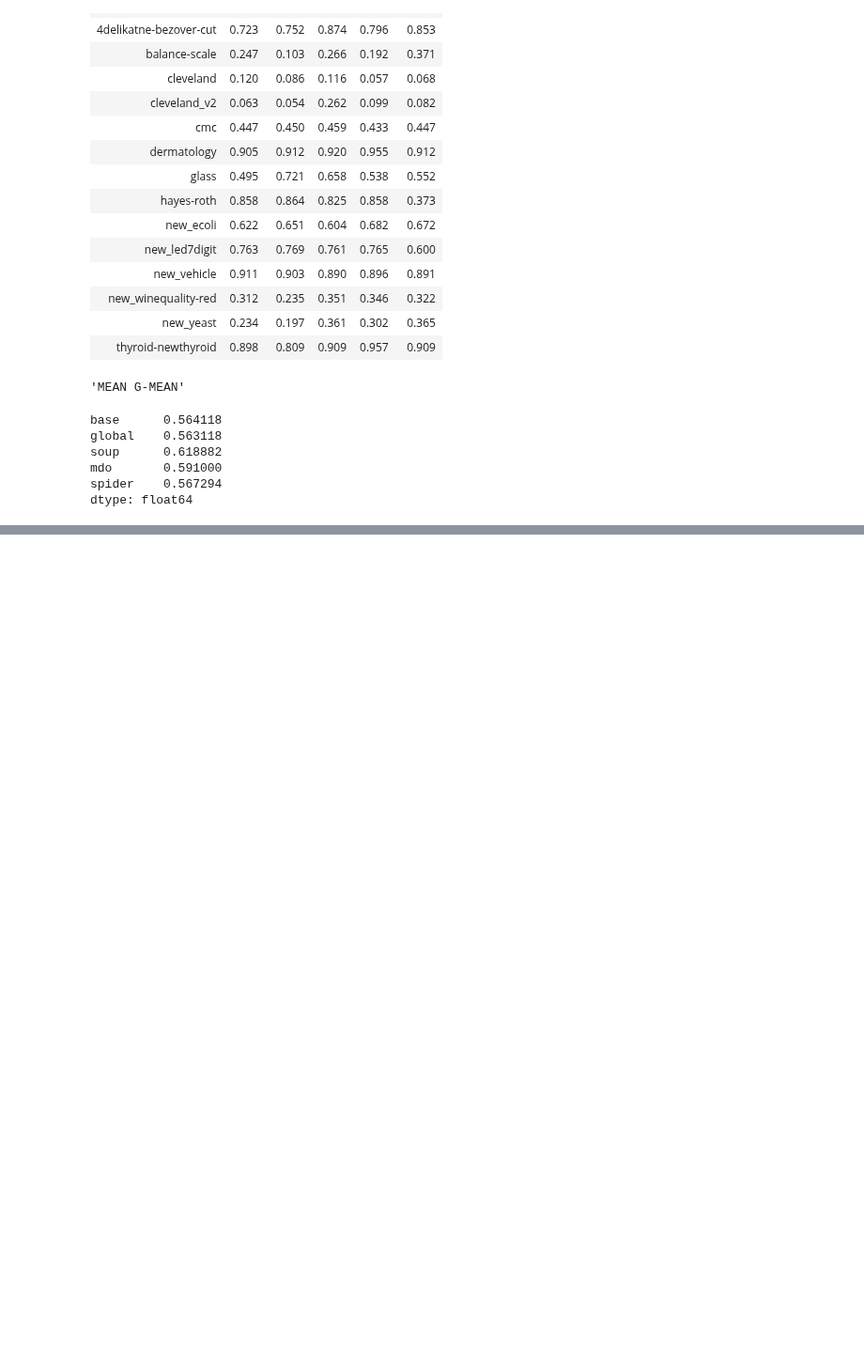
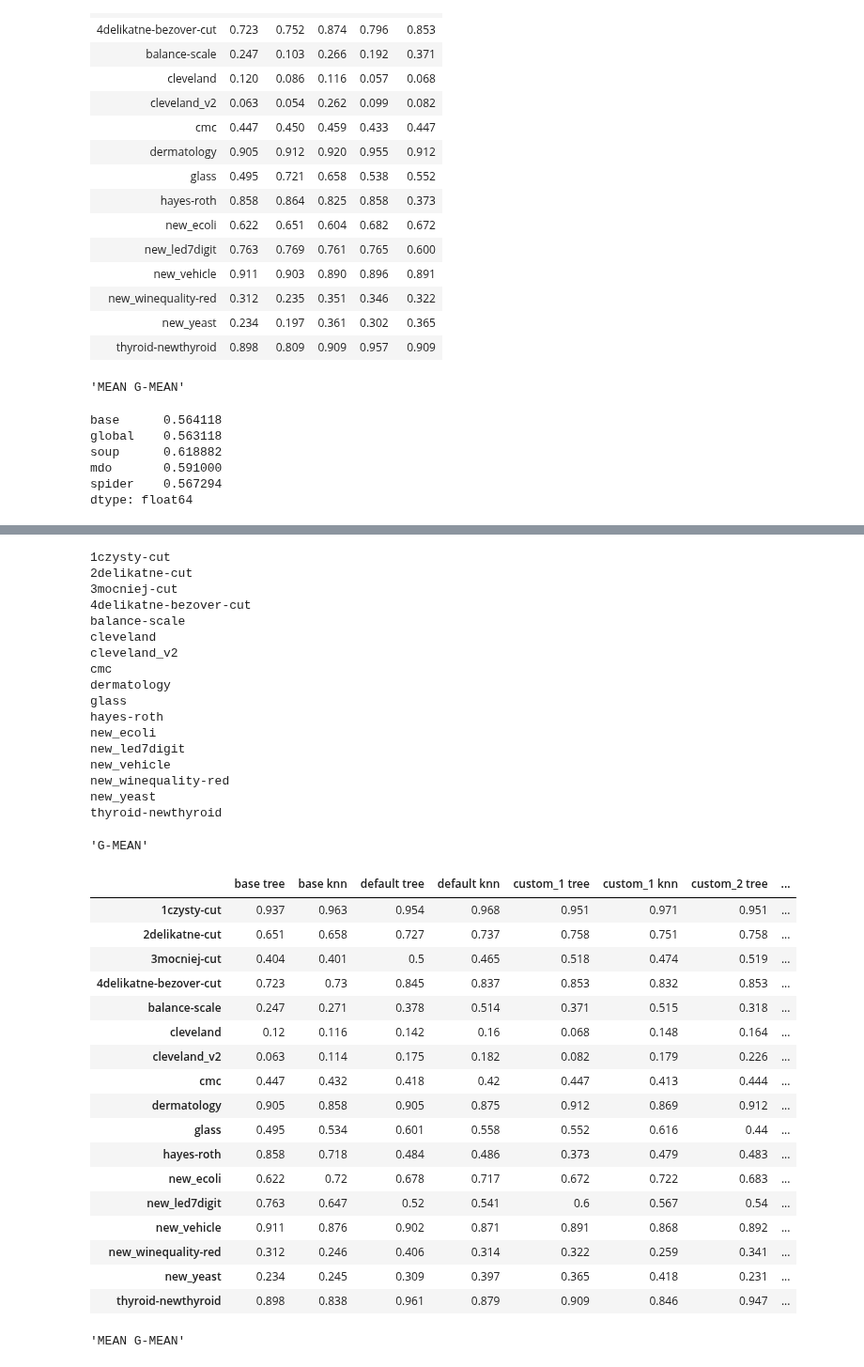
Before and after one commit to damianhorna/multi-imbalance, a Jupyter notebook: benchmarks/spider/spider.ipynb, the cells around one changed output, grey strips where cells are left out. Shown at 94% size. Cells and saved outputs as stored; diff of their text form; code cells hidden in the pictures; blank space fills up the shorter version.

Commit message:
Add experimental results

```diff
--- a/benchmarks/spider/spider.ipynb
+++ b/benchmarks/spider/spider.ipynb
@@ -485,7 +500,7 @@ def calc_cost_matrix(dataset_name, cost_strategy):
         np.fill_diagonal(cost, 0)
     return cost
 # %%
-def test_spiders():
+def test_spiders(options):
     np.random.seed(0)
 
     datasets = load_datasets()
@@ -505,10 +520,10 @@ def test_spiders():
         results_g_mean[dataset_name]=dict()
         results_acc[dataset_name]=dict()
 
-        for resample in ['base', 'default', 'custom_1', 'custom_2', 'custom_3']:
+        for resample in options:
 
             skf = StratifiedKFold(n_splits=5, random_state=0)
-            acc, g_mean = list(),list()
+            acc, g_mean, acc2, g_mean2 = list(),list(), [], []
             for train_index, test_index in skf.split(X, y):
                 X_train, X_test = X[train_index], X[test_index]
                 y_train, y_test = y[train_index], y[test_index]
@@ -517,6 +532,15 @@ def test_spiders():
 
                 if resample == 'base':
                     X_train_resampled, y_train_resampled = X_train, y_train
+                elif resample == 'xgboost':
+                    model = xgb.XGBClassifier(random_state=1, learning_rate=0.01)
+                    model.fit(X_train, y_train)
+                    cm = confusion_matrix(y_test, model.predict(X_test))
+                    cost = cm.T
+                    cost[cost == 0] = 1
+                    np.fill_diagonal(cost, 0)
+                    clf = SPIDER3(k=5, majority_classes=maj_int_min[dataset_name]['maj'], intermediate_classes=maj_int_min[dataset_name]['int'], minority_classes=maj_int_min[dataset_name]['min'], cost=cost)
+                    X_train_resampled, y_train_resampled = clf.fit_transform(X_train.astype(np.float64), y_train)
                 else:
                     cost = calc_cost_matrix(dataset_name, resample)
                     clf = SPIDER3(k=5, majority_classes=maj_int_min[dataset_name]['maj'], intermediate_classes=maj_int_min[dataset_name]['int'], minority_classes=maj_int_min[dataset_name]['min'], cost=cost)
@@ -527,16 +551,34 @@ def test_spiders():
                 g_mean.append(geometric_mean_score(y_test, y_pred, correction=0.001))
                 acc.append(accuracy_score(y_test, y_pred))
 
+                neigh = KNeighborsClassifier(n_neighbors=1)
+                for i in range(0, 2):
+                    std = union(X_train,X_test)[:,i].std()
+                    if std == 0:
+                        std = 1e-6
+                    mean = union(X_train,X_test)[:,i].mean()
+                    X_train_resampled[:, i] = (X_train_resampled[:, i] - mean) / (4 * std)
+                    X_test[:, i] = (X_test[:, i] - mean) / (4 * std)
+                neigh.fit(X_train_resampled, y_train_resampled)
+                y_pred = neigh.predict(X_test)
+                g_mean2.append(geometric_mean_score(y_test, y_pred, correction=0.001))
+                acc2.append(accuracy_score(y_test, y_pred))
+
             result_g_mean = None if error_flag else round(np.mean(g_mean),3)
             result_acc = None if error_flag else round(np.mean(acc),3)
+            result_g_mean2 = None if error_flag else round(np.mean(g_mean2),3)
+            result_acc2 = None if error_flag else round(np.mean(acc2),3)
 
-            results_g_mean[dataset_name][resample]=result_g_mean
-            results_acc[dataset_name][resample]=result_acc
+            results_g_mean[dataset_name][resample + " tree"]=result_g_mean
+            results_acc[dataset_name][resample + " tree"]=result_acc
+            results_g_mean[dataset_name][resample + " knn"]=result_g_mean2
+            results_acc[dataset_name][resample + " knn"]=result_acc2
 
     display("G-MEAN")
     df = pd.DataFrame(results_g_mean).T
-    display(df)
+    display(df.style.apply(highlight_max, axis=1))
 
     display("MEAN G-MEAN")
     df.fillna(df.median(), inplace=True)
     display(df.mean())
+    return df
@@ -547,0 +722,40 @@ test_spiders()
+# %%
+another = test_spiders(['base', 'default', 'custom_1', 'custom_2', 'custom_3', 'xgboost'])
+# %% [output]
+1czysty-cut
+2delikatne-cut
+3mocniej-cut
+4delikatne-bezover-cut
+balance-scale
+cleveland
+cleveland_v2
+cmc
+dermatology
+glass
+hayes-roth
+new_ecoli
+new_led7digit
+new_vehicle
+new_winequality-red
+new_yeast
+thyroid-newthyroid
+'G-MEAN'
+|  | base tree | base knn | default tree | default knn | custom_1 tree | custom_1 knn | custom_2 tree | ... |
+| 1czysty-cut | 0.937 | 0.963 | 0.954 | 0.968 | 0.951 | 0.971 | 0.951 | ... |
+| 2delikatne-cut | 0.651 | 0.658 | 0.727 | 0.737 | 0.758 | 0.751 | 0.758 | ... |
+| 3mocniej-cut | 0.404 | 0.401 | 0.5 | 0.465 | 0.518 | 0.474 | 0.519 | ... |
+| 4delikatne-bezover-cut | 0.723 | 0.73 | 0.845 | 0.837 | 0.853 | 0.832 | 0.853 | ... |
+| balance-scale | 0.247 | 0.271 | 0.378 | 0.514 | 0.371 | 0.515 | 0.318 | ... |
+| cleveland | 0.12 | 0.116 | 0.142 | 0.16 | 0.068 | 0.148 | 0.164 | ... |
+| cleveland_v2 | 0.063 | 0.114 | 0.175 | 0.182 | 0.082 | 0.179 | 0.226 | ... |
+| cmc | 0.447 | 0.432 | 0.418 | 0.42 | 0.447 | 0.413 | 0.444 | ... |
+| dermatology | 0.905 | 0.858 | 0.905 | 0.875 | 0.912 | 0.869 | 0.912 | ... |
+| glass | 0.495 | 0.534 | 0.601 | 0.558 | 0.552 | 0.616 | 0.44 | ... |
+| hayes-roth | 0.858 | 0.718 | 0.484 | 0.486 | 0.373 | 0.479 | 0.483 | ... |
+| new_ecoli | 0.622 | 0.72 | 0.678 | 0.717 | 0.672 | 0.722 | 0.683 | ... |
+| new_led7digit | 0.763 | 0.647 | 0.52 | 0.541 | 0.6 | 0.567 | 0.54 | ... |
+| new_vehicle | 0.911 | 0.876 | 0.902 | 0.871 | 0.891 | 0.868 | 0.892 | ... |
+| new_winequality-red | 0.312 | 0.246 | 0.406 | 0.314 | 0.322 | 0.259 | 0.341 | ... |
+| new_yeast | 0.234 | 0.245 | 0.309 | 0.397 | 0.365 | 0.418 | 0.231 | ... |
+| thyroid-newthyroid | 0.898 | 0.838 | 0.961 | 0.879 | 0.909 | 0.846 | 0.947 | ... |
+'MEAN G-MEAN'
```
Also changed, not shown: parts of 12 cells of this notebook.
